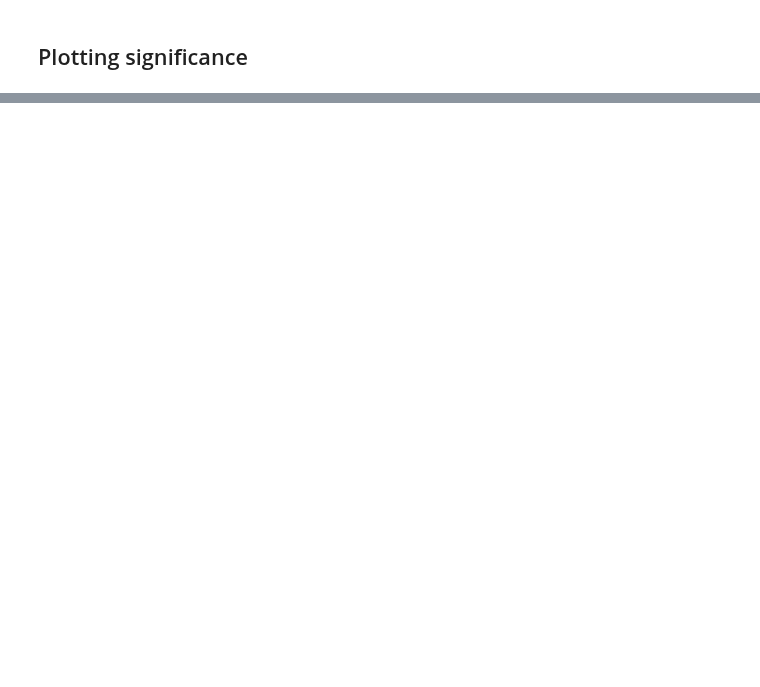
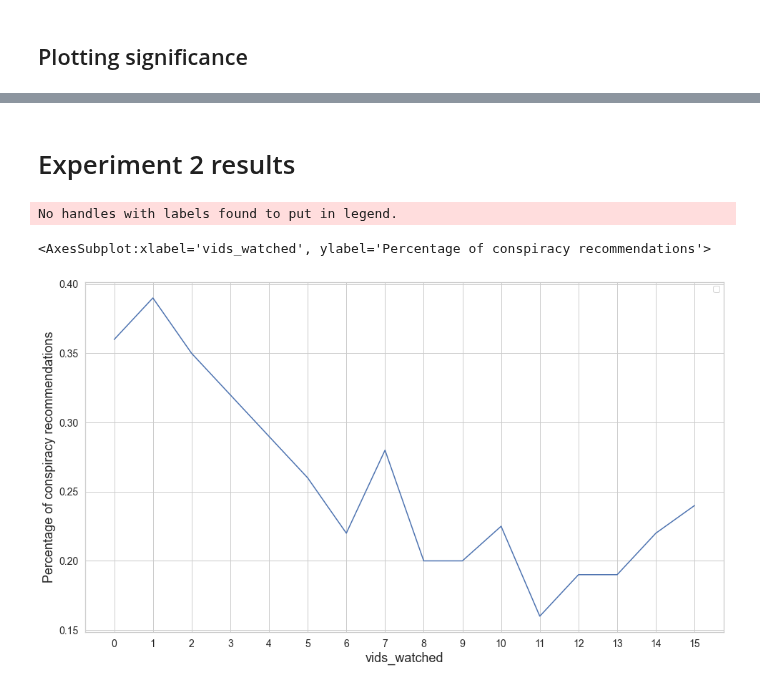
Before and after one commit to Roan-Schellingerhout/YouTube_conspiracy_paper, a Jupyter notebook: Machine Learning/Predictions.ipynb, the cells around one changed output, grey strips where cells are left out. Cells and saved outputs as stored; diff of their text form; code cells hidden in the pictures; blank space fills up the shorter version.

```diff
--- a/Machine Learning/Predictions.ipynb
+++ b/Machine Learning/Predictions.ipynb
@@ -198,0 +248,50 @@ ax[1, 1].plot(pivot.groupby("strategy").mean().loc[["strategy 1", "strategy 4"]]
+# %% [markdown]
+# Experiment 2 results
+# %%
+recs_22 = pd.read_csv("../data/recommendations/recommendations_strat_2_exp_2_clean.csv").drop("Unnamed: 0", axis = 1)
+# %%
+recs_tfidf_22 = v.transform(recs_22["full_text"].values)
+recs_22["conspiracy_pred"] = svm.predict(recs_tfidf_22)
+# %%
+recs_22["duration"] = recs_22["duration"].apply(lambda x: to_seconds(str(x)))
+# %%
+# Pivot
+pivot_2 = pd.pivot_table(recs_22,
+                       index = "user",
+                       columns = "vids_watched",
+                       values = "conspiracy_pred",
+                       aggfunc = np.mean)
+
+# Fill na with average of previous and next cell in column
+pivot_2 = (pivot_2.fillna(method="ffill", axis = 1) + pivot_2.fillna(method="bfill", axis = 1)) / 2
+
+# grouped_2 = pivot_2.groupby("strategy").mean()
+
+# Plot
+plt.figure(figsize=(16,9))
+
+#x = grouped_2.columns
+#y = grouped_2.values * 100
+#labels = ["strategy 1", "strategy 2", "strategy 3", "strategy 4"]
+
+#for y_val, label in zip(y, labels):
+#    plt.plot(x, y_val, label=label);
+
+plt.xticks(np.arange(0, 16, 1), fontsize=14)
+plt.yticks(fontsize=14)
+
+plt.xlabel("Number of videos watched", fontsize=18);
+plt.ylabel("Percentage of conspiracy recommendations", fontsize=18);
+
+plt.legend(loc="upper left", prop = {"size": 17.5})
+
+#grouped_2.plot()
+#plt.savefig('conspiracy_recs.pdf')
+yeet = pivot_2.mean(axis=0)
+yeet.loc[0] = pivot.loc["strategy 2"][15].mean()
+
+yeet.sort_index().plot()
+# %% [output]
+No handles with labels found to put in legend.
+<AxesSubplot:xlabel='vids_watched', ylabel='Percentage of conspiracy recommendations'>
+[figure, added]
```
Also changed, not shown: parts of 16 cells of this notebook, 5 other files.
